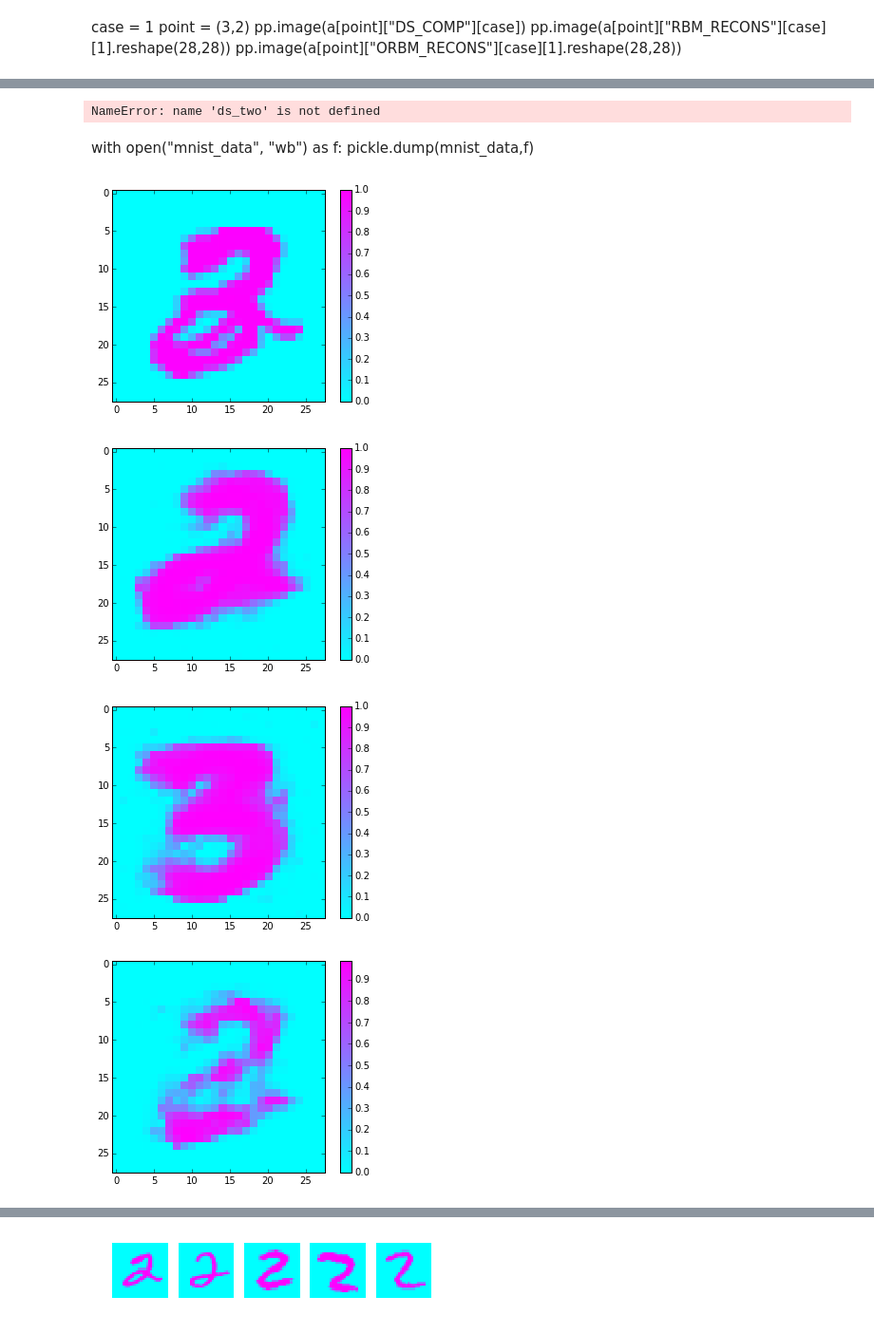
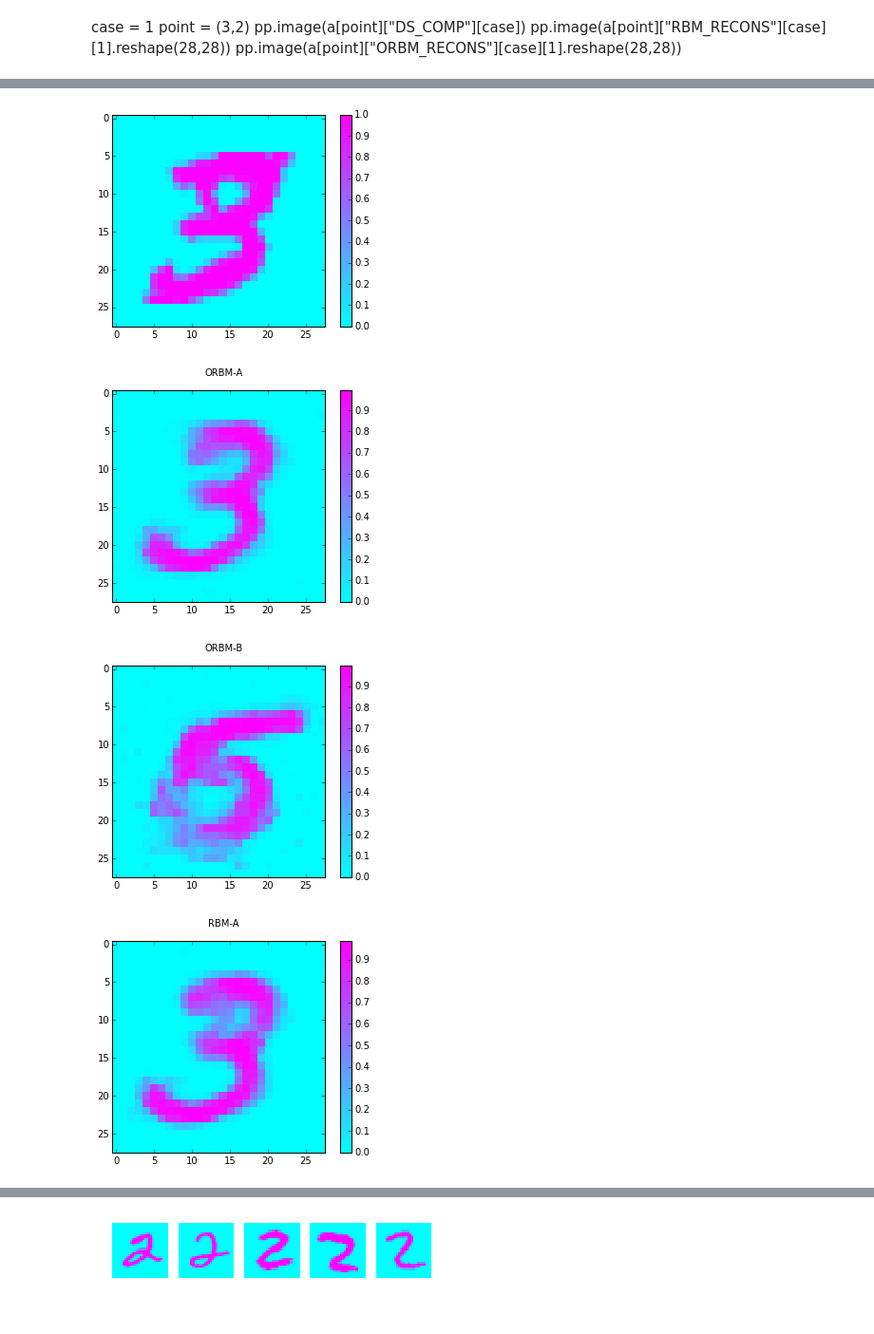
Before and after one commit to garibaldu/multicauseRBM, a Jupyter notebook: Max/MNIST-Model-Inference.ipynb, the cells around one changed output, grey strips where cells are left out. Shown at 95% size. Cells and saved outputs as stored; diff of their text form; code cells hidden in the pictures.

```diff
--- a/Max/MNIST-Model-Inference.ipynb
+++ b/Max/MNIST-Model-Inference.ipynb
@@ -42 +202,4 @@ ds_nine = np.load('datasets/9.npy')
+# %%
+mnist_data = get_data(500,'attempt_two/')
+# mnist_data["bar"] = (np.load("models/bar_models"), ds_bar)
 # %%
@@ -45,6 +207,0 @@ with open("models/all_models", 'rb') as f:
-# %%
-vs = VanillaSampler(models)
-ds_twos[0].shape
-pp.image(vs.reconstruction_given_visible(ds_two[0].reshape(784)).reshape(28,28))
-# %% [output]
-NameError: name 'ds_two' is not defined
@@ -203,12 +208,7 @@ def get_data(size):
-# %%
-mnist_data = get_data(200)
-# %% [markdown]
-with open("mnist_data", "wb") as f:
-    pickle.dump(mnist_data,f)
 # %%
-plot_recon_from_result(reconstructions_from_comp(mnist_data,(2,3), 1 , num_gibbs=10, sampler_class= ContinuousApproxSampler))
+plot_recon_from_result(reconstructions_from_comp(mnist_data,(3,5), 1 , num_gibbs=10, sampler_class= ContinuousApproxSampler))
 # %% [output]
-[figure, old version]
+[figure, new version]
-[figure, old version]
+[figure, new version]
-[figure, old version]
+[figure, new version]
-[figure, old version]
+[figure, new version]
```
Also changed, not shown: parts of 14 cells of this notebook, 19 other files.
